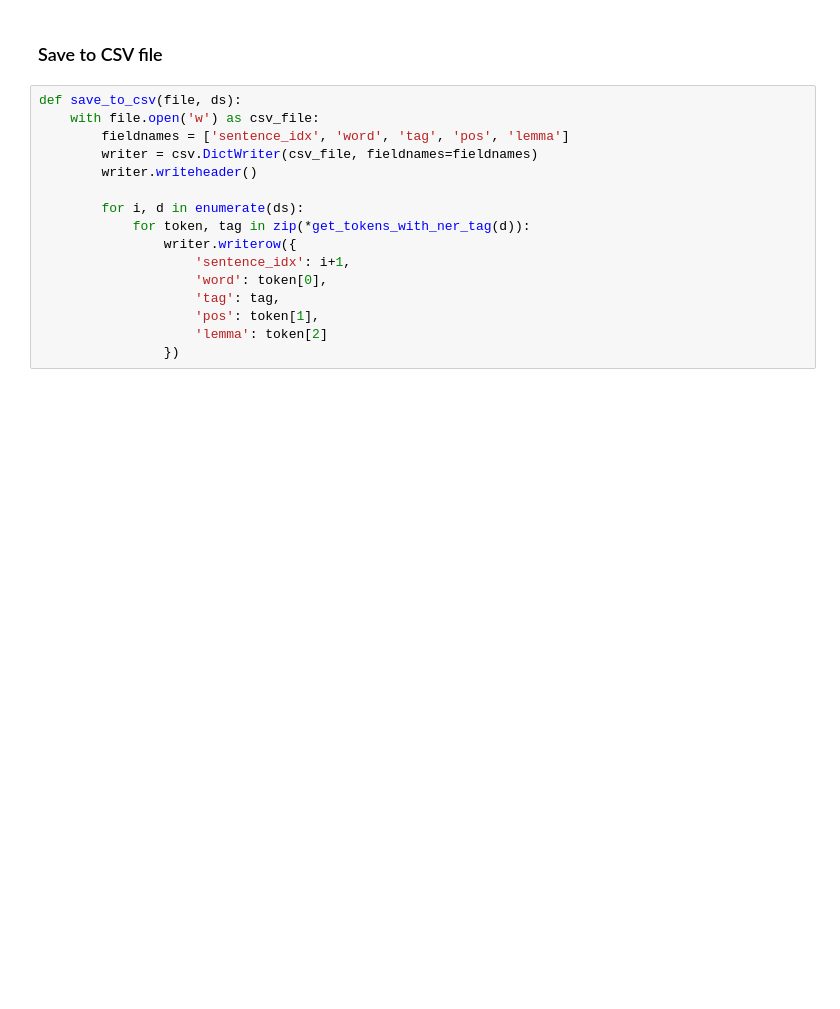
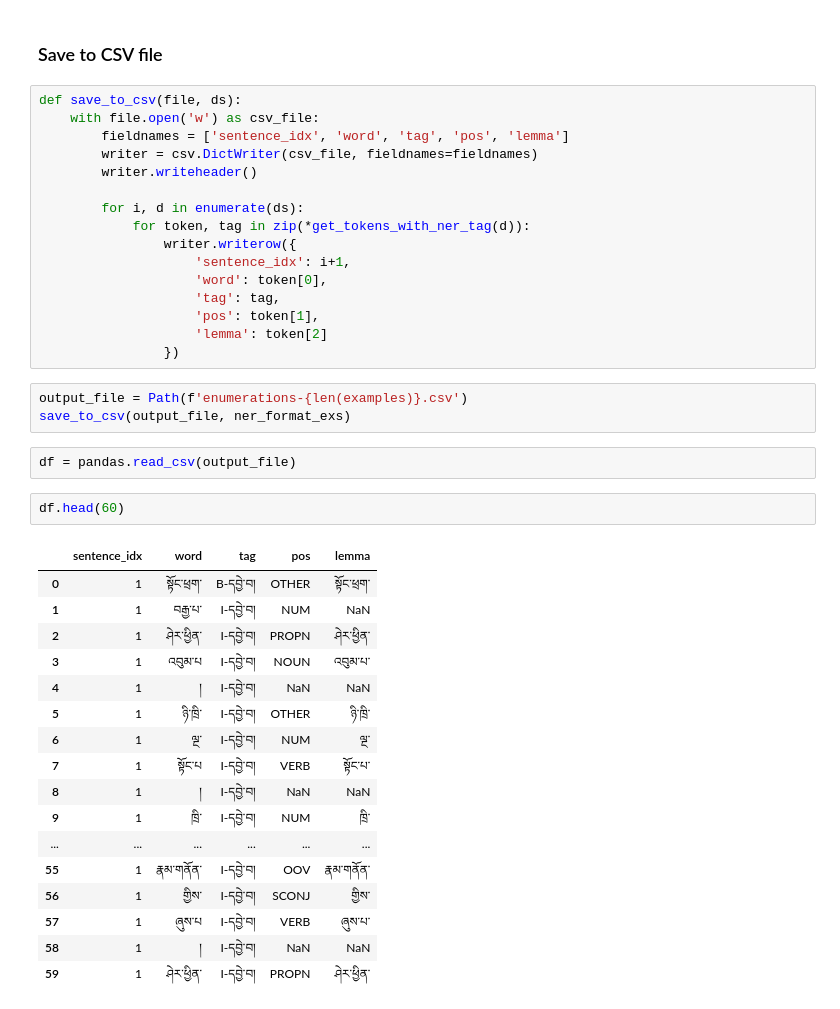
Before and after one commit to Esukhia/IE, a Jupyter notebook: data/02_prepare_enumeration_dataset.ipynb, the cells around one changed output. Cells and saved outputs as stored; diff of their text form; blank space fills up the shorter version.

Commit message:
done with enumeration dataset creation

```diff
--- a/data/02_prepare_enumeration_dataset.ipynb
+++ b/data/02_prepare_enumeration_dataset.ipynb
@@ -335,3 +358,28 @@ def save_to_csv(file, ds):
                     'pos': token[1],
                     'lemma': token[2]
                 })
+# %%
+output_file = Path(f'enumerations-{len(examples)}.csv')
+save_to_csv(output_file, ner_format_exs)
+# %%
+df = pandas.read_csv(output_file)
+# %%
+df.head(60)
+# %% [output]
+|  | sentence_idx | word | tag | pos | lemma |
+| 0 | 1 | སྟོང་ཕྲག་ | B-དབྱེ་བ། | OTHER | སྟོང་ཕྲག་ |
+| 1 | 1 | བརྒྱ་པ་ | I-དབྱེ་བ། | NUM | NaN |
+| 2 | 1 | ཤེར་ཕྱིན་ | I-དབྱེ་བ། | PROPN | ཤེར་ཕྱིན་ |
+| 3 | 1 | འབུམ་པ | I-དབྱེ་བ། | NOUN | འབུམ་པ་ |
+| 4 | 1 | ། | I-དབྱེ་བ། | NaN | NaN |
+| 5 | 1 | ཉི་ཁྲི་ | I-དབྱེ་བ། | OTHER | ཉི་ཁྲི་ |
+| 6 | 1 | ལྔ་ | I-དབྱེ་བ། | NUM | ལྔ་ |
+| 7 | 1 | སྟོང་པ | I-དབྱེ་བ། | VERB | སྟོང་པ་ |
+| 8 | 1 | ། | I-དབྱེ་བ། | NaN | NaN |
+| 9 | 1 | ཁྲི་ | I-དབྱེ་བ། | NUM | ཁྲི་ |
+| ... | ... | ... | ... | ... | ... |
+| 55 | 1 | རྣམ་གནོན་ | I-དབྱེ་བ། | OOV | རྣམ་གནོན་ |
+| 56 | 1 | གྱིས་ | I-དབྱེ་བ། | SCONJ | གྱིས་ |
+| 57 | 1 | ཞུས་པ | I-དབྱེ་བ། | VERB | ཞུས་པ་ |
+| 58 | 1 | ། | I-དབྱེ་བ། | NaN | NaN |
+| 59 | 1 | ཤེར་ཕྱིན་ | I-དབྱེ་བ། | PROPN | ཤེར་ཕྱིན་ |
```
Also changed, not shown: parts of 15 cells of this notebook.
